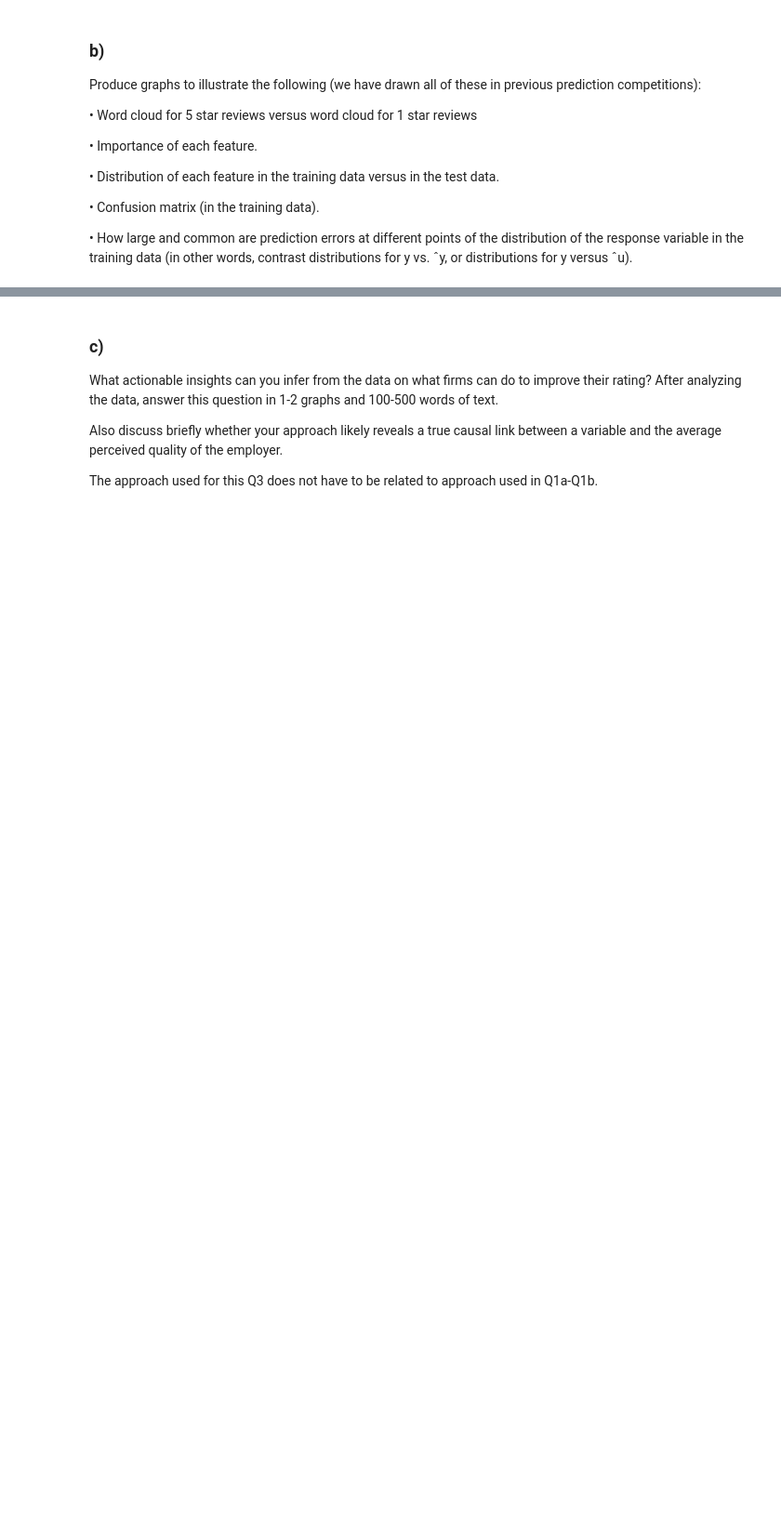
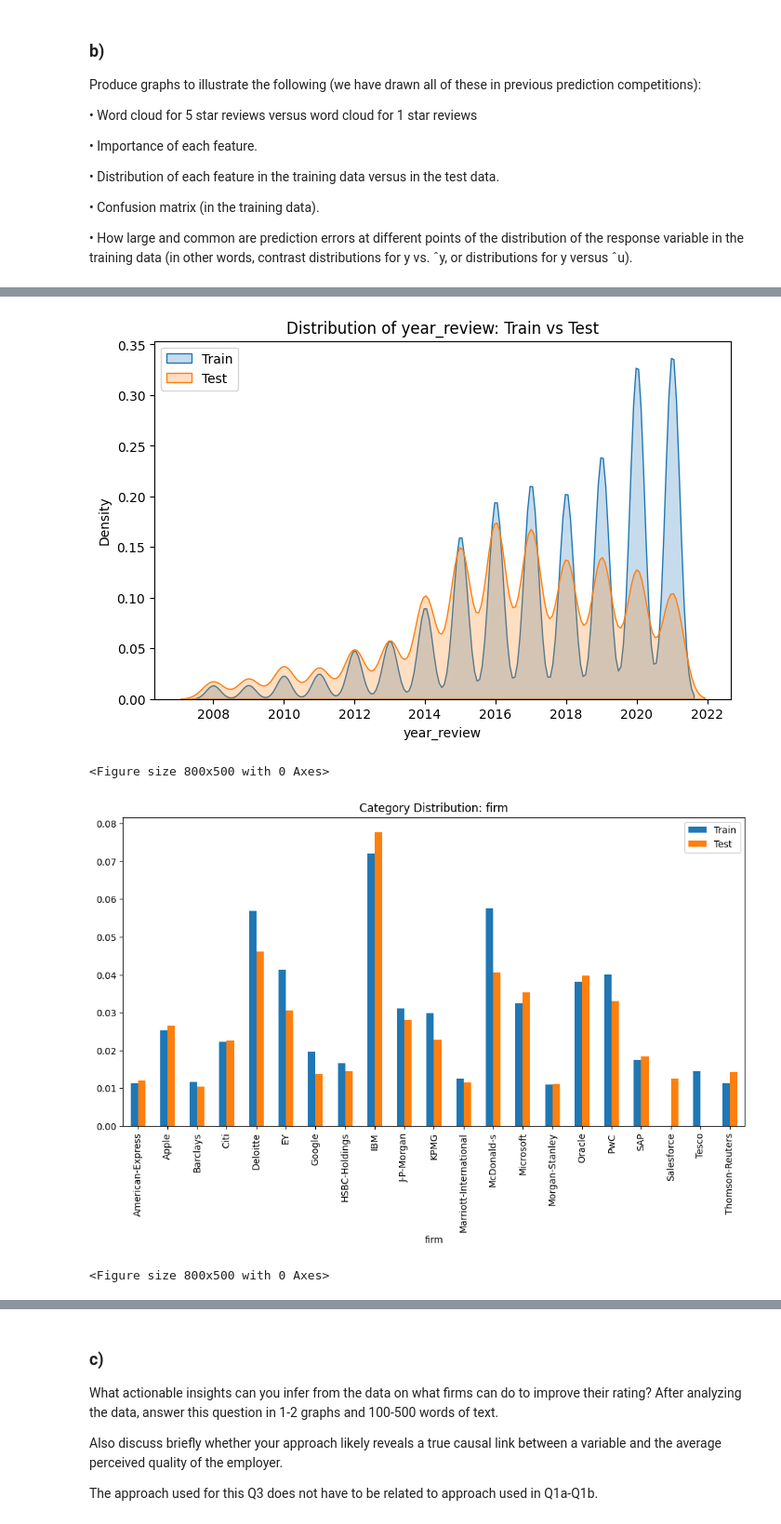
Before and after one commit to eth-tran/ECON424-Final, a Jupyter notebook: ECON424_Final.ipynb, the cells around one changed output, grey strips where cells are left out. Shown at 93% size. Drawn from its saved outputs; the diff is of its cells as text; code cells hidden in the pictures; blank space fills up the shorter version.

```diff
--- a/ECON424_Final.ipynb
+++ b/ECON424_Final.ipynb
@@ -90,0 +279,24 @@ Produce graphs to illustrate the following (we have drawn all of these in previo
+# %%
+# Feature distribution for train vs. test data
+for col in num_cols:
+    plt.figure(figsize=(8, 5))
+    sns.kdeplot(ds[col], label="Train", fill=True)
+    sns.kdeplot(test_ds[col], label="Test", fill=True)
+    plt.title(f"Distribution of {col}: Train vs Test")
+    plt.legend()
+    plt.show()
+
+for col in cat_cols:
+    plt.figure(figsize=(8, 5))
+    train_counts = ds[col].value_counts(normalize=True).head(20)
+    test_counts = test_ds[col].value_counts(normalize=True).head(20)
+    compare_df = pd.DataFrame({"Train": train_counts, "Test": test_counts}).fillna(0)
+
+    compare_df.plot(kind="bar", figsize=(12, 6))
+    plt.title(f"Category Distribution: {col}")
+    plt.show()
+# %% [output]
+[figure, added]
+<Figure size 800x500 with 0 Axes>
+[figure, added]
+<Figure size 800x500 with 0 Axes>
```
Also changed, not shown: parts of 19 cells of this notebook.
